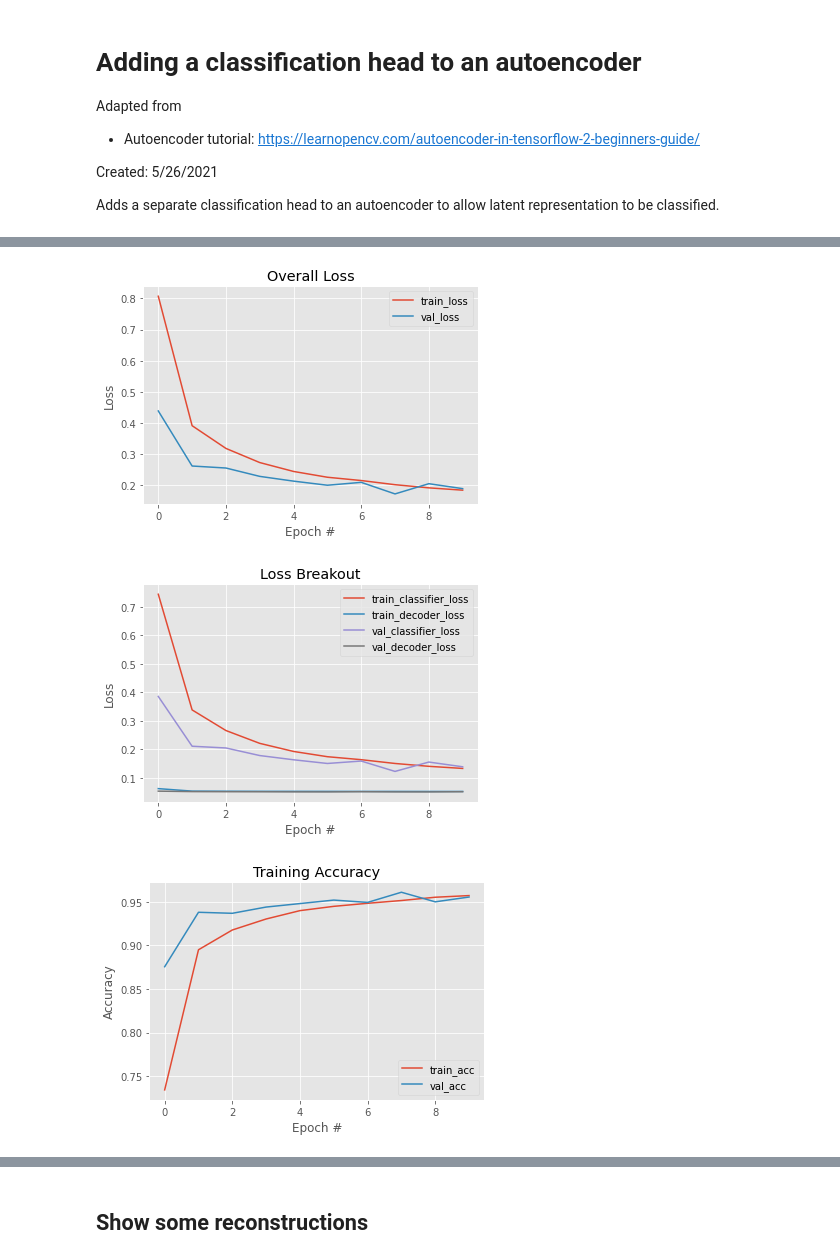
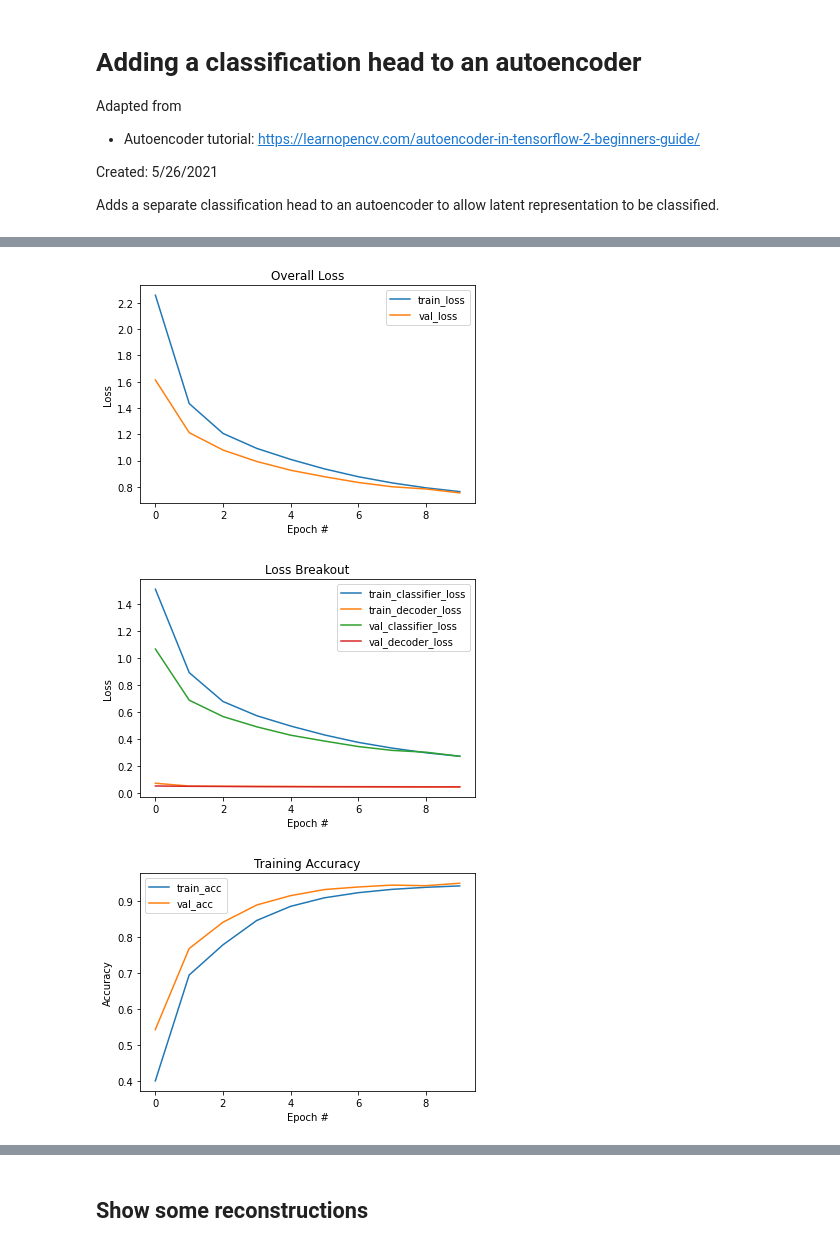
Before and after one commit to scottspurlock/noisy_labels, a Jupyter notebook: autoencoder_classifier.ipynb, the cells around one changed output, grey strips where cells are left out. Saved outputs shown, nothing was run; the diff lists cells and outputs as text; code cells hidden in the pictures.

```diff
--- a/autoencoder_classifier.ipynb
+++ b/autoencoder_classifier.ipynb
@@ -133,9 +103,0 @@ def decoder(input_decoder):
-# %%
-def classifier(input_classifier):
-    inputs = keras.Input(shape=input_classifier, name='input_layer')
-    x = layers.Dense(100, name='dense_1', activation='relu')(inputs)
-    x = layers.Dense(100, name='dense_2', activation='relu')(x)
-    outp = layers.Dense(num_classes, activation="softmax", name='classifier_out')(x)
-    model = tf.keras.Model(inputs, outp, name="Classifier")
-
-    return model
@@ -206,10 +104,14 @@ _________________________________________________________________
 # %%
 inputs = keras.Input(shape=input_shape, name='input_layer')
 
+enc = encoder(input_shape)
+dec = decoder()
+clf = classifier()
+
 model = tf.keras.Model(
 			inputs=inputs,
-			outputs=[dec(enc(inputs)), cls(enc(inputs))],
-			name="autoclassnet")
+			outputs=[dec(enc(inputs)), clf(enc(inputs))],
+			name="baseline")
 
 # plot the autoencoder
 tf.keras.utils.plot_model(model, 'autoencoder_classifier.png', show_shapes=True)
@@ -218,15 +122,15 @@ tf.keras.utils.plot_model(model, 'autoencoder_classifier.png', show_shapes=True)
 # %%
 losses = {
-    'Decoder': 'mse',
-    'Classifier': 'categorical_crossentropy',
+    'decoder': 'mse',
+    'classifier': 'categorical_crossentropy',
 }
 
 wts = {
-    'Decoder': 1.0,
-    'Classifier': 1.0
+    'decoder': 10.0,
+    'classifier': 1.0
 }
 
-opt = keras.optimizers.Adam(learning_rate=5e-4)
+opt = keras.optimizers.Adam(learning_rate=learning_rate)
 model.compile(optimizer=opt, loss=losses, loss_weights=wts, metrics=["accuracy"])
 hist = model.fit(x_train, [x_train, y_train_one_hot], batch_size=batch_size, epochs=epochs, validation_split=0.1)
 # %% [output]
@@ -253,38 +157,38 @@ Epoch 10/10
 # %%
 # construct a plot that plots and saves the training history
-plt.style.use("ggplot")
+# plt.style.use("ggplot")
 plt.figure()
 plt.plot(hist.epoch, hist.history["loss"], label="train_loss")
 plt.plot(hist.epoch, hist.history["val_loss"], label="val_loss")
 plt.title("Overall Loss")
 plt.xlabel("Epoch #")
 plt.ylabel("Loss")
 plt.legend()
 plt.savefig('total_loss.png')
 plt.show()
 
 plt.figure()
-plt.plot(hist.epoch, hist.history["Classifier_loss"], label="train_classifier_loss")
-plt.plot(hist.epoch, hist.history["Decoder_loss"], label="train_decoder_loss")
-plt.plot(hist.epoch, hist.history["val_Classifier_loss"], label="val_classifier_loss")
-plt.plot(hist.epoch, hist.history["val_Decoder_loss"], label="val_decoder_loss")
+plt.plot(hist.epoch, hist.history["classifier_loss"], label="train_classifier_loss")
+plt.plot(hist.epoch, hist.history["decoder_loss"], label="train_decoder_loss")
+plt.plot(hist.epoch, hist.history["val_classifier_loss"], label="val_classifier_loss")
+plt.plot(hist.epoch, hist.history["val_decoder_loss"], label="val_decoder_loss")
 plt.title("Loss Breakout")
 plt.xlabel("Epoch #")
 plt.ylabel("Loss")
 plt.legend()
 plt.savefig('indiv_loss.png')
 plt.show()
 
 plt.figure()
-plt.plot(hist.epoch, hist.history["Classifier_accuracy"], label="train_acc")
-plt.plot(hist.epoch, hist.history["val_Classifier_accuracy"], label="val_acc")
+plt.plot(hist.epoch, hist.history["classifier_accuracy"], label="train_acc")
+plt.plot(hist.epoch, hist.history["val_classifier_accuracy"], label="val_acc")
 plt.title("Training Accuracy")
 plt.xlabel("Epoch #")
 plt.ylabel("Accuracy")
 plt.legend()
 plt.savefig('classifier_acc.png')
 plt.show()
 # %% [output]
-[figure, old version]
+[figure, new version]
-[figure, old version]
+[figure, new version]
-[figure, old version]
+[figure, new version]
```
Also changed, not shown: parts of 27 cells of this notebook.
